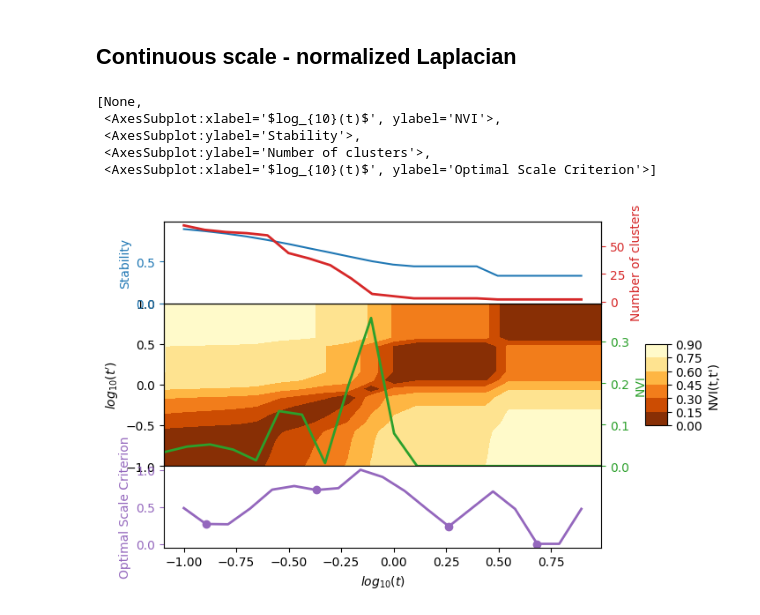
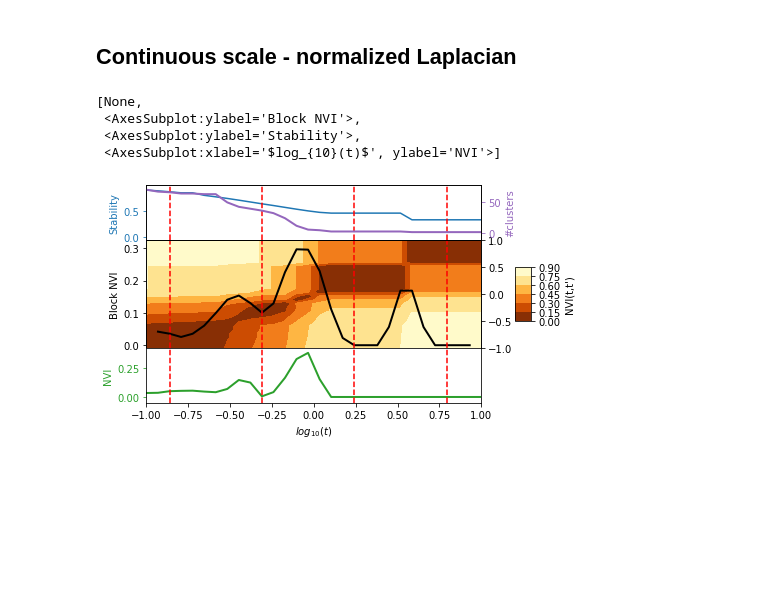
Before and after one commit to barahona-research-group/PyGenStability, a Jupyter notebook: examples/Example_3_constructors.ipynb, the cells around one changed output. Cells and saved outputs as stored; diff of their text form; code cells hidden in the pictures; blank space fills up the shorter version.

```diff
--- a/examples/Example_3_constructors.ipynb
+++ b/examples/Example_3_constructors.ipynb
@@ -43,15 +40,14 @@ plotting.plot_optimal_partitions(nx_graph, all_results)
 # %% [markdown]
 ## Continuous scale - normalized Laplacian
 # %%
-all_results = run(adjacency, min_scale=-1, max_scale=1, constructor='continuous_normalized')
+all_results = run(adjacency, min_scale=-1, max_scale=1, n_scale = 30, constructor='continuous_normalized')
 plotting.plot_scan(all_results, use_plotly=False)
 # %% [output]
 [None,
- <AxesSubplot:xlabel='$log_{10}(t)$', ylabel='NVI'>,
+ <AxesSubplot:ylabel='Block NVI'>,
  <AxesSubplot:ylabel='Stability'>,
- <AxesSubplot:ylabel='Number of clusters'>,
- <AxesSubplot:xlabel='$log_{10}(t)$', ylabel='Optimal Scale Criterion'>]
+ <AxesSubplot:xlabel='$log_{10}(t)$', ylabel='NVI'>]
-[figure, old version]
+[figure, new version]
 # %%
 # plot optimal partitions
 plotting.plot_optimal_partitions(nx_graph, all_results)
```
Also changed, not shown: parts of 6 cells of this notebook, 7 other files.
